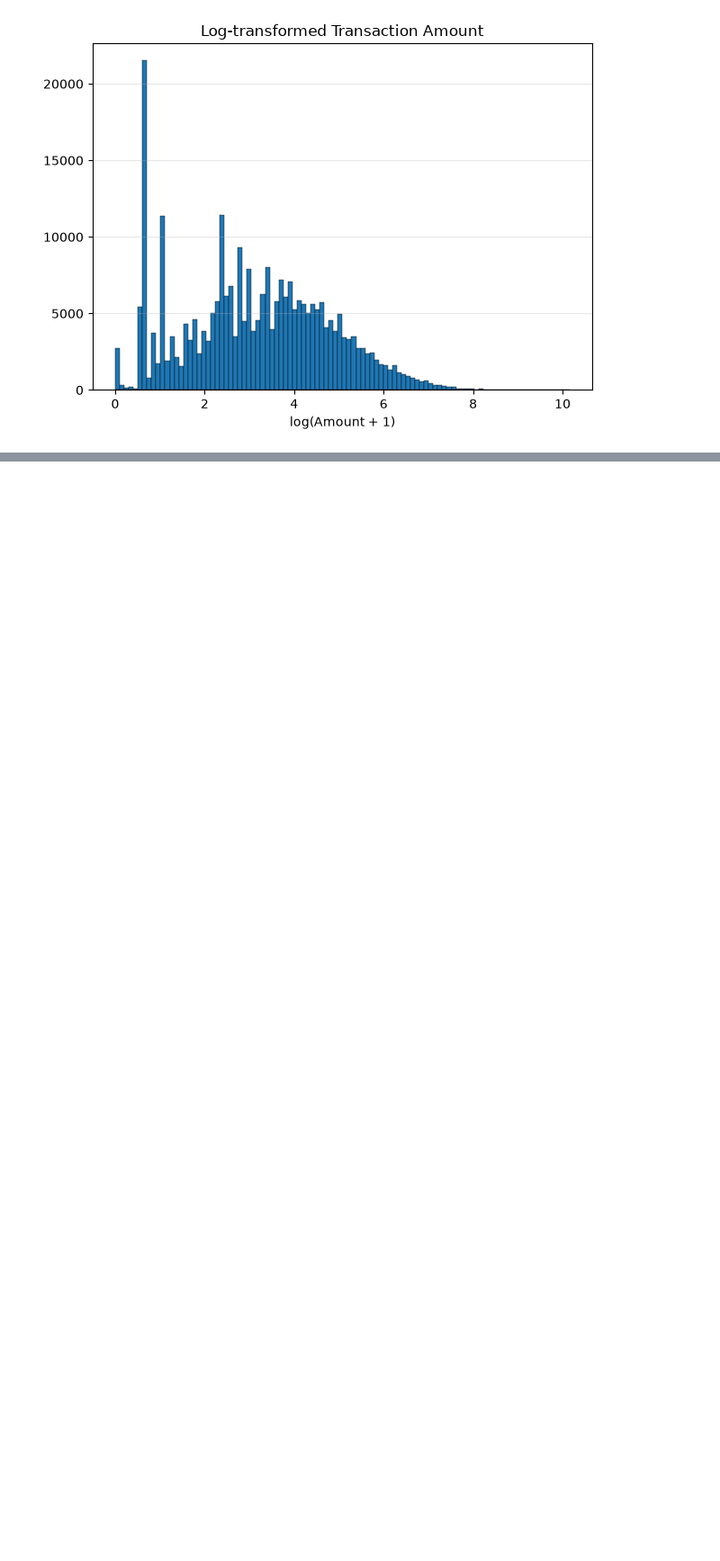
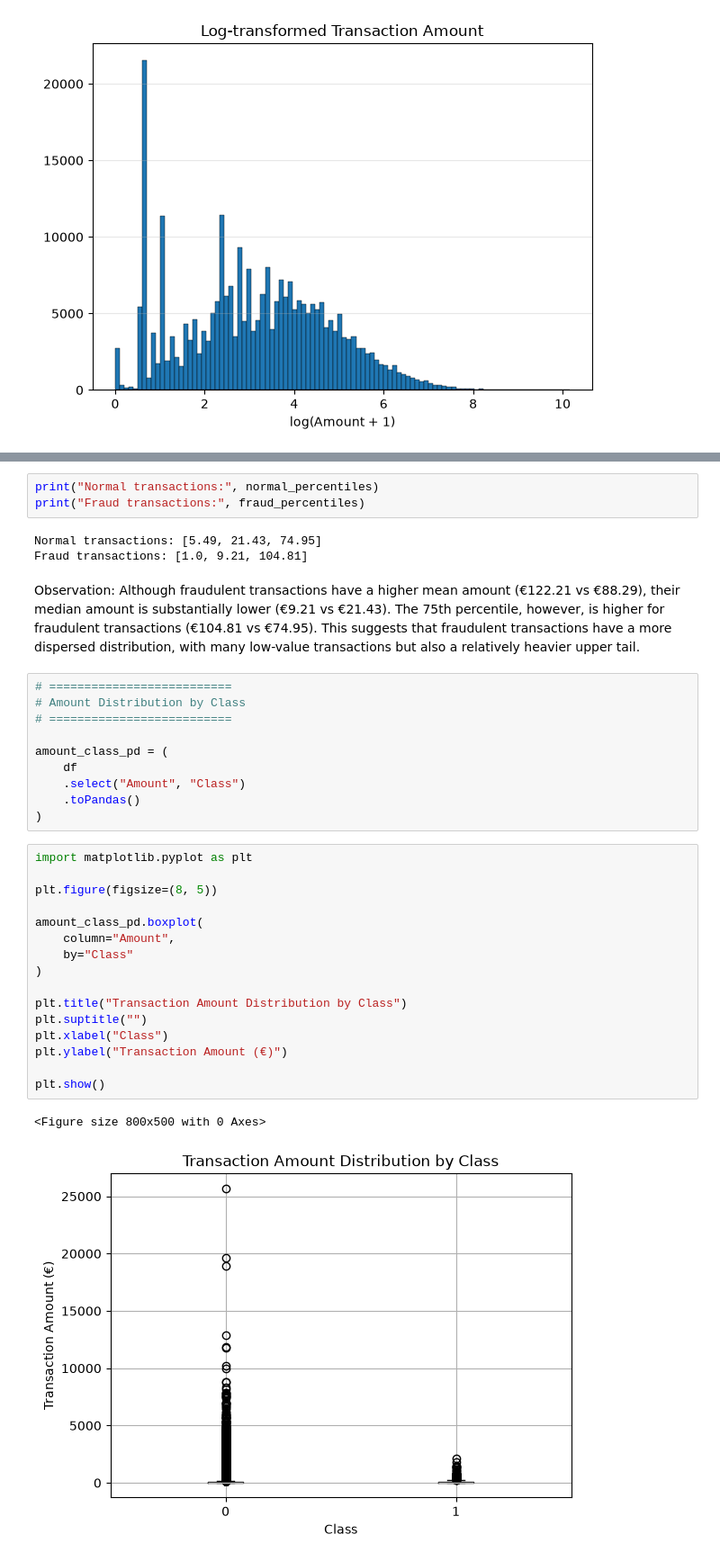
Before and after one commit to Megapixel777/fraud-detection-ai, a Jupyter notebook: notebooks/02_data_exploration.ipynb, the cells around one changed output, grey strips where cells are left out. Shown at 90% size. Cells and saved outputs as stored; diff of their text form; blank space fills up the shorter version.

Commit message:
Add amount analysis by transaction class

```diff
--- a/notebooks/02_data_exploration.ipynb
+++ b/notebooks/02_data_exploration.ipynb
@@ -442,0 +488,38 @@ plt.tight_layout()
+# %%
+print("Normal transactions:", normal_percentiles)
+print("Fraud transactions:", fraud_percentiles)
+# %% [output]
+Normal transactions: [5.49, 21.43, 74.95]
+Fraud transactions: [1.0, 9.21, 104.81]
+# %% [markdown]
+Observation:
+Although fraudulent transactions have a higher mean amount (€122.21 vs €88.29), their median amount is substantially lower (€9.21 vs €21.43). The 75th percentile, however, is higher for fraudulent transactions (€104.81 vs €74.95). This suggests that fraudulent transactions have a more dispersed distribution, with many low-value transactions but also a relatively heavier upper tail.
+# %%
+# ==========================
+# Amount Distribution by Class
+# ==========================
+
+amount_class_pd = (
+    df
+    .select("Amount", "Class")
+    .toPandas()
+)
+# %%
+import matplotlib.pyplot as plt
+
+plt.figure(figsize=(8, 5))
+
+amount_class_pd.boxplot(
+    column="Amount",
+    by="Class"
+)
+
+plt.title("Transaction Amount Distribution by Class")
+plt.suptitle("")
+plt.xlabel("Class")
+plt.ylabel("Transaction Amount (€)")
+
+plt.show()
+# %% [output]
+<Figure size 800x500 with 0 Axes>
+[figure, added]
```
Also changed, not shown: parts of 4 cells of this notebook.
